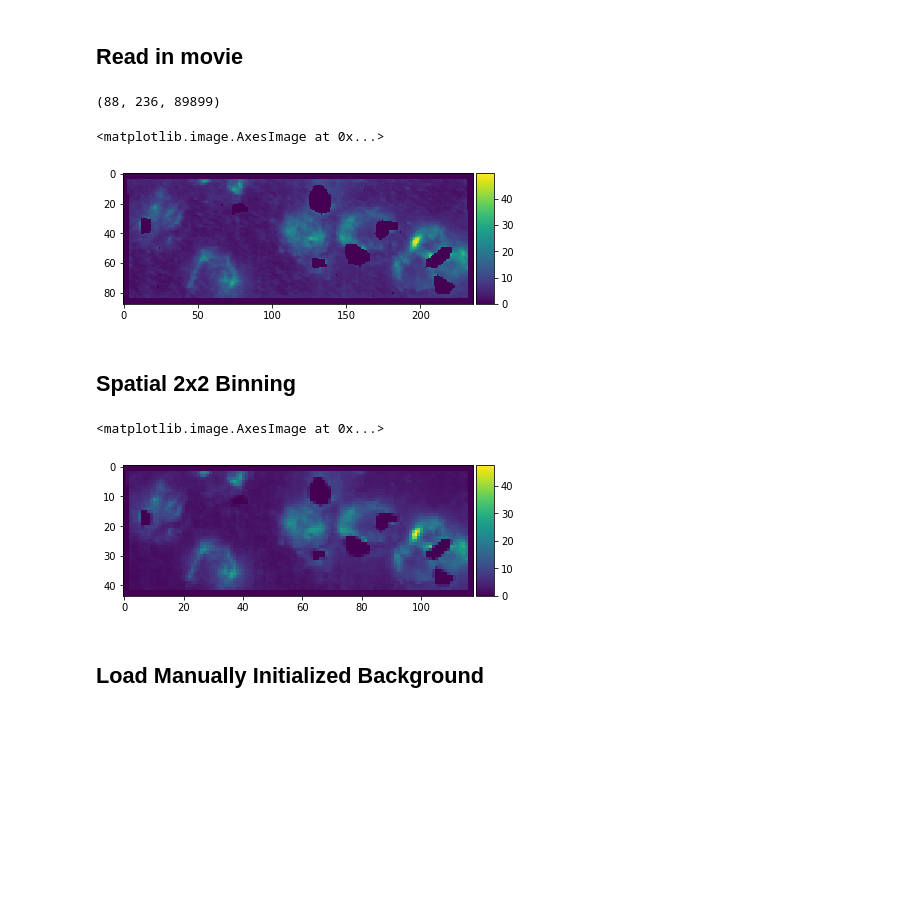
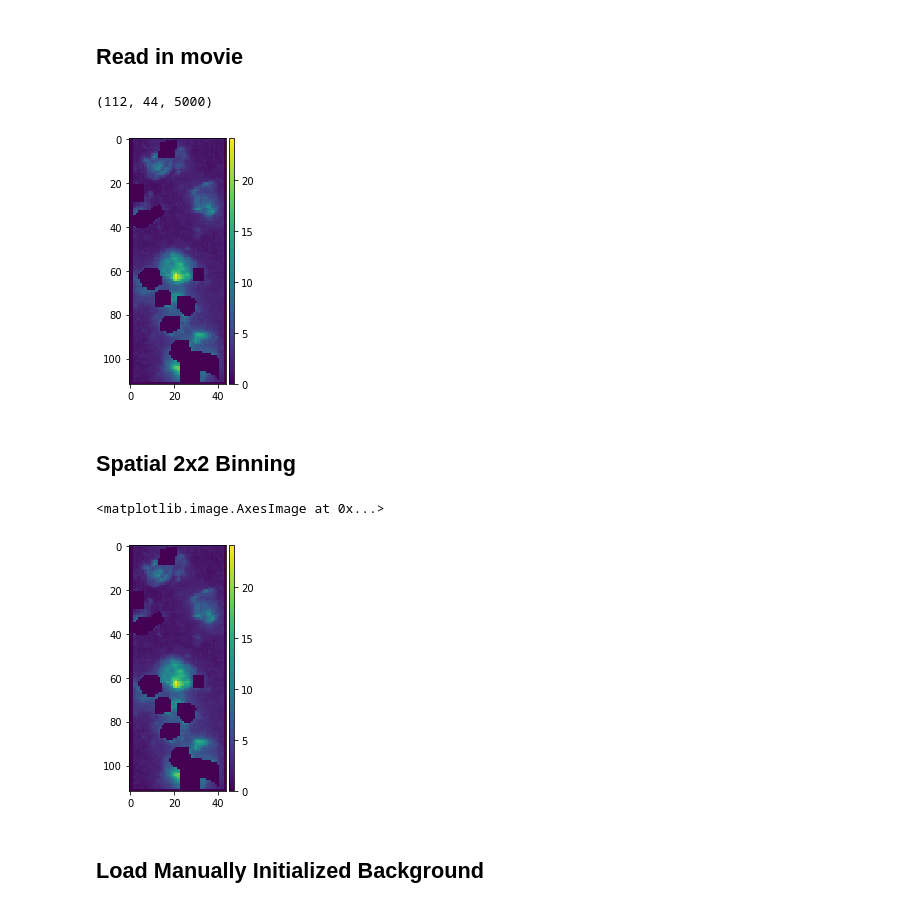
Before and after one commit to adamcohenlab/invivo-imaging, a Jupyter notebook: demix/main.ipynb, the cells around one changed output. Saved outputs shown, nothing was run; the diff lists cells and outputs as text; code cells hidden in the pictures; blank space fills up the shorter version.

```diff
--- a/demix/main.ipynb
+++ b/demix/main.ipynb
@@ -26,45 +29,44 @@ import torch
 # %%
 # input movie path
 path = '../demo_data/output';
 
 # read in motion corrected movie
-noise = np.squeeze(io.imread(path + '/Sn_image.tif'))
-[nrows, ncols] = noise.shape
+noise = np.squeeze(io.imread(path + '/Sn_image.tif'));
+[nrows, ncols] = noise.shape;
 
-if os.path.isfile(path + '/motion_corrected.bin'):
-    mov = np.fromfile(path + '/motion_corrected.bin',dtype=np.float32)
-    mov = np.reshape(mov,(-1, ncols, nrows)).transpose(2,1,0)
+if os.path.isfile(path + '/motion_corrected.tif'):
+    mov = io.imread(path + '/motion_corrected.tif').transpose(1,2,0);
 elif os.path.isfile(path + '/denoised.tif'):
-    mov = io.imread(path + '/denoised.tif')
+    mov = io.imread(path + '/denoised.tif');
 else:
-    raise ValueError('No valid input file')
+    raise ValueError('No valid input file');
 
 # read in the mask for blood
 if os.path.isfile(path + '/bloodmask.tif'):
-    bloodmask = np.squeeze(io.imread(path + '/bloodmask.tif'))
-    mov = mov * np.repeat(np.expand_dims(noise * bloodmask,2),mov.shape[2],axis=2)
+    bloodmask = np.squeeze(io.imread(path + '/bloodmask.tif'));
+    mov = mov * np.repeat(np.expand_dims(noise * bloodmask,2),mov.shape[2],axis=2);
 else:
-    mov = mov * np.repeat(np.expand_dims(noise,2),mov.shape[2],axis=2)
+    mov = mov * np.repeat(np.expand_dims(noise,2),mov.shape[2],axis=2);
 
 # display average movie
-print(mov.shape)
-io.imshow(np.std(mov,axis=2))
+print(mov.shape);
+io.imshow(np.std(mov,axis=2));
 # %% [output]
-(88, 236, 89899)
+(112, 44, 5000)
-<matplotlib.image.AxesImage at 0x...>
-[figure, old version]
+[figure, new version]
 # %% [markdown]
 ## Spatial 2x2 Binning
 # %%
-movB = mov.reshape(int(mov.shape[0]/2),2,int(mov.shape[1]/2),2,mov.shape[2])
-movB = np.mean(np.mean(movB,axis=1),axis=2)
+movB = mov.reshape(int(mov.shape[0]/2),2,int(mov.shape[1]/2),2,mov.shape[2]);
+movB = np.mean(np.mean(movB,axis=1),axis=2);
 movB.shape
 
+movB = mov;
 # show standard deviation image of binned movie
 io.imshow(np.std(movB,axis=2))
 # %% [output]
 <matplotlib.image.AxesImage at 0x...>
-[figure, old version]
+[figure, new version]
 # %% [markdown]
 ## Load Manually Initialized Background
 # %%
```
Also changed, not shown: parts of 13 cells of this notebook, 28 other files.
